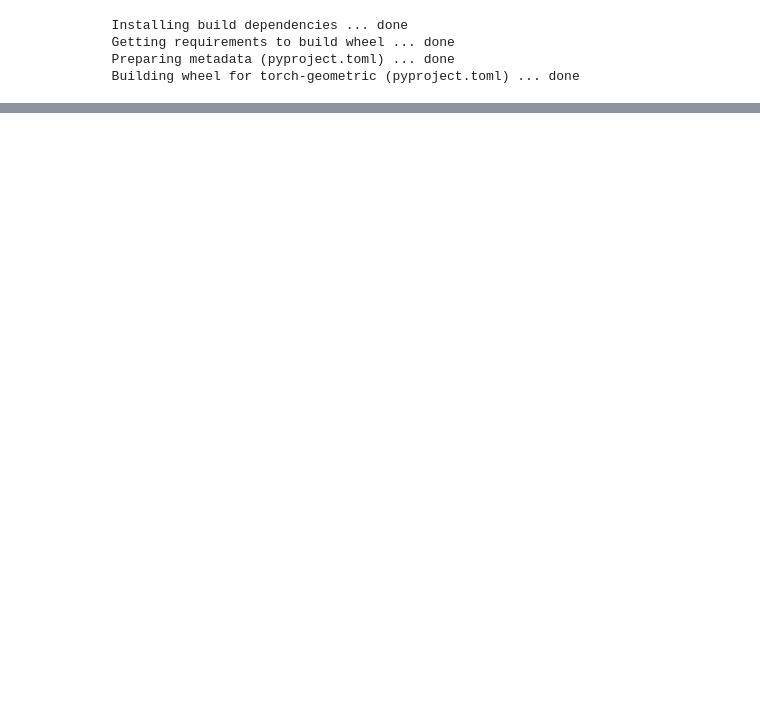
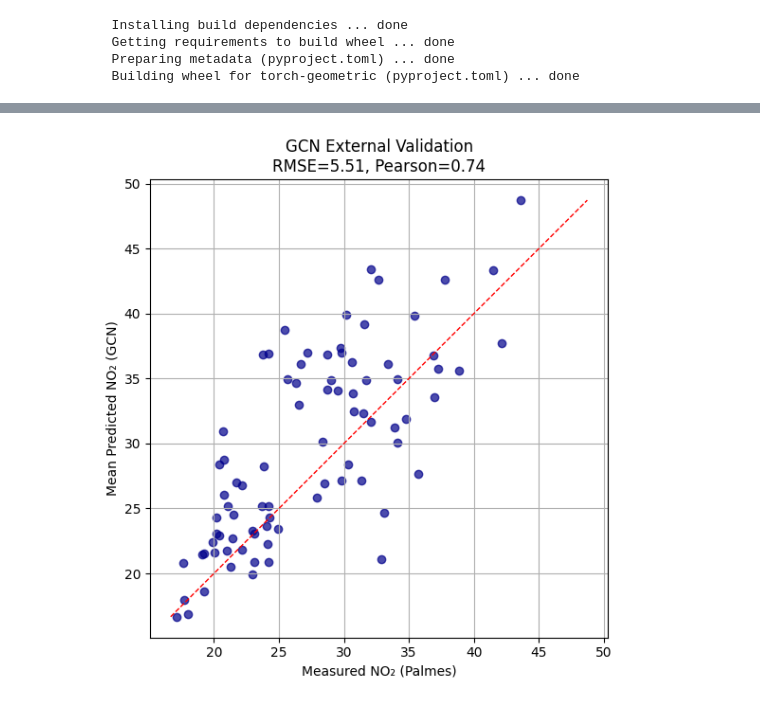
Before and after one commit to davidlabee/Graph4Air, a Jupyter notebook: Graph4Air_Workflow.ipynb, the cells around one changed output, grey strips where cells are left out. Cells and saved outputs as stored; diff of their text form; code cells hidden in the pictures; blank space fills up the shorter version.

```diff
--- a/Graph4Air_Workflow.ipynb
+++ b/Graph4Air_Workflow.ipynb
@@ -467,19 +66,0 @@ data.test_mask = test_mask
-# %%
-class GCN(nn.Module):
-    def __init__(self, in_channels, hidden_channels, out_channels):
-        super().__init__()
-        self.conv1 = GCNConv(in_channels, hidden_channels)
-        self.conv2 = GCNConv(hidden_channels, hidden_channels)
-        self.conv3 = GCNConv(hidden_channels, out_channels)
- #       self.conv4 = GCNConv(hidden_channels, out_channels)
-
-    def forward(self, x, edge_index):
-        x = self.conv1(x, edge_index)
-        x = F.relu(x)
-        x = self.conv2(x, edge_index)
-        x = F.relu(x)
-        x = self.conv3(x, edge_index)
-        x = F.relu(x)
- #       x = self.conv4(x, edge_index)
- #       x = F.relu(x)
-        return x
@@ -1002,0 +901,71 @@ External validation over 83 points:
+# %%
+# ────────────────────────────────────────────────────────────
+# External Validation – GCN (with density plot)
+# ────────────────────────────────────────────────────────────
+
+import seaborn as sns  # for the density/KDE plot
+
+# 1) Compute GCN predictions for every node
+model_GCN.eval()
+with torch.no_grad():
+    preds_gcn = model_GCN(data_GCN.x.to(device), data_GCN.edge_index.to(device))
+all_preds_gcn = preds_gcn.cpu().numpy().flatten()
+gdf['NO2_pred_GCN'] = all_preds_gcn
+
+# 2) Load Palmes measurements and ensure matching CRS
+palmes_fp  = '/content/drive/MyDrive/Universiteit Utrecht/Thesis/data/road_palmes_25m.geojson'
+palmes_gdf = gpd.read_file(palmes_fp).to_crs(gdf.crs)
+
+# 3) Build spatial index over gdf
+sindex = gdf.sindex
+
+# 4) Aggregate predictions at each tube location
+mean_preds_gcn, actuals_gcn = [], []
+for _, row in palmes_gdf.iterrows():
+    pt = row.geometry
+    candidates = list(sindex.intersection(pt.buffer(50).bounds))
+    if candidates:
+        dists = gdf.loc[candidates, 'geometry'].distance(pt).values
+        nearby = [candidates[i] for i, d in enumerate(dists) if d <= 50]
+    else:
+        nearby = []
+    if not nearby:
+        nearby = [gdf.geometry.distance(pt).idxmin()]
+    mean_preds_gcn.append(gdf.loc[nearby, 'NO2_pred_GCN'].mean())
+    actuals_gcn.append(row['mean_annual_palmes_no2'])
+
+# 5) Compute metrics
+from sklearn.metrics import mean_squared_error, mean_absolute_error
+from scipy.stats import pearsonr
+
+mse_gcn    = mean_squared_error(actuals_gcn, mean_preds_gcn)
+rmse_gcn   = np.sqrt(mse_gcn)
+mae_gcn    = mean_absolute_error(actuals_gcn, mean_preds_gcn)
+pearson_gcn, _ = pearsonr(actuals_gcn, mean_preds_gcn)
+
+print(f"GCN External   RMSE: {rmse_gcn:.2f}, MAE: {mae_gcn:.2f}, Pearson: {pearson_gcn:.2f}")
+
+# 6) Scatter plot (Measured vs. Mean Predicted)
+plt.figure(figsize=(6,6))
+plt.scatter(actuals_gcn, mean_preds_gcn, alpha=0.7, color='darkblue')
+mn, mx = min(min(actuals_gcn), min(mean_preds_gcn)), max(max(actuals_gcn), max(mean_preds_gcn))
+plt.plot([mn, mx], [mn, mx], 'r--', linewidth=1)
+plt.xlabel('Measured NO₂ (Palmes)')
+plt.ylabel('Mean Predicted NO₂ (GCN)')
+plt.title(f'GCN External Validation\nRMSE={rmse_gcn:.2f}, Pearson={pearson_gcn:.2f}')
+plt.grid(True)
+plt.axis('square')
+plt.tight_layout()
+plt.show()
+
+# 7) Density (KDE) Plot: Palmes vs. GCN Predictions
+plt.figure(figsize=(8, 5))
+sns.kdeplot(actuals_gcn, label='Palmes measurements', color='red', linewidth=2)
+sns.kdeplot(mean_preds_gcn, label='GCN mean predictions', color='blue', linewidth=2)
+plt.xlabel('NO₂ (µg/m³)')
+plt.ylabel('Density')
+plt.title('Density Plot: GCN Predictions vs. Palmes')
+plt.legend()
+plt.tight_layout()
+plt.show()
+# %% [output]
@@ -1002,0 +973 @@ External validation over 83 points:
+[figure, added]
```
Also changed, not shown: parts of 64 cells of this notebook, 2 other files.
